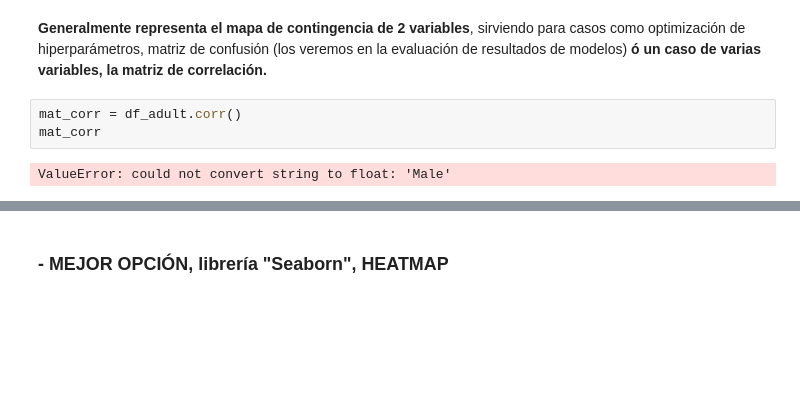
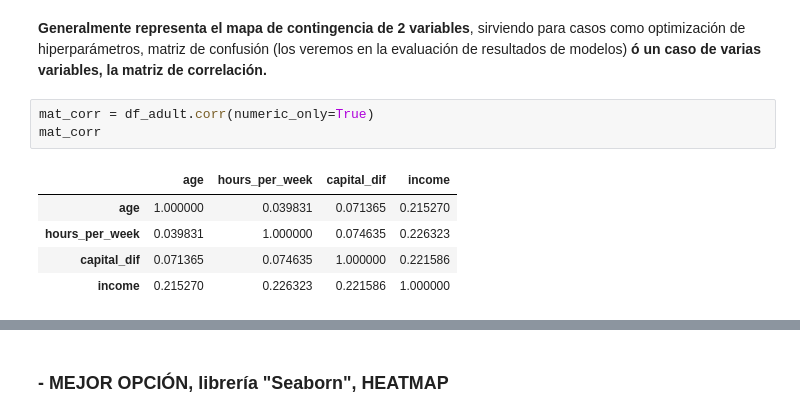
Before and after one commit to SonikoKatsura/CURSO_PARO_IA, a Jupyter notebook: Rober_IA/Modulo2/PRACTICA_GRAFICAS.ipynb, the cells around one changed output, grey strips where cells are left out. Drawn from its saved outputs; the diff is of its cells as text; blank space fills up the shorter version.

```diff
--- a/Rober_IA/Modulo2/PRACTICA_GRAFICAS.ipynb
+++ b/Rober_IA/Modulo2/PRACTICA_GRAFICAS.ipynb
@@ -739,10 +739,14 @@ sns.regplot(x=x, y=y)
 # %% [markdown]
 **Generalmente representa el mapa de contingencia de 2 variables**, sirviendo para casos como optimización de hiperparámetros, matriz de confusión (los veremos en la evaluación de resultados de modelos) **ó un caso de varias variables, la matriz de correlación.**
 # %%
-mat_corr = df_adult.corr()
+mat_corr = df_adult.corr(numeric_only=True)
 mat_corr
 # %% [output]
-ValueError: could not convert string to float: 'Male'
+|  | age | hours_per_week | capital_dif | income |
+| age | 1.000000 | 0.039831 | 0.071365 | 0.215270 |
+| hours_per_week | 0.039831 | 1.000000 | 0.074635 | 0.226323 |
+| capital_dif | 0.071365 | 0.074635 | 1.000000 | 0.221586 |
+| income | 0.215270 | 0.226323 | 0.221586 | 1.000000 |
 # %%
 c = plt.imshow(mat_corr, cmap='hot', interpolation='nearest')
 
```
Also changed, not shown: parts of 5 cells of this notebook.
